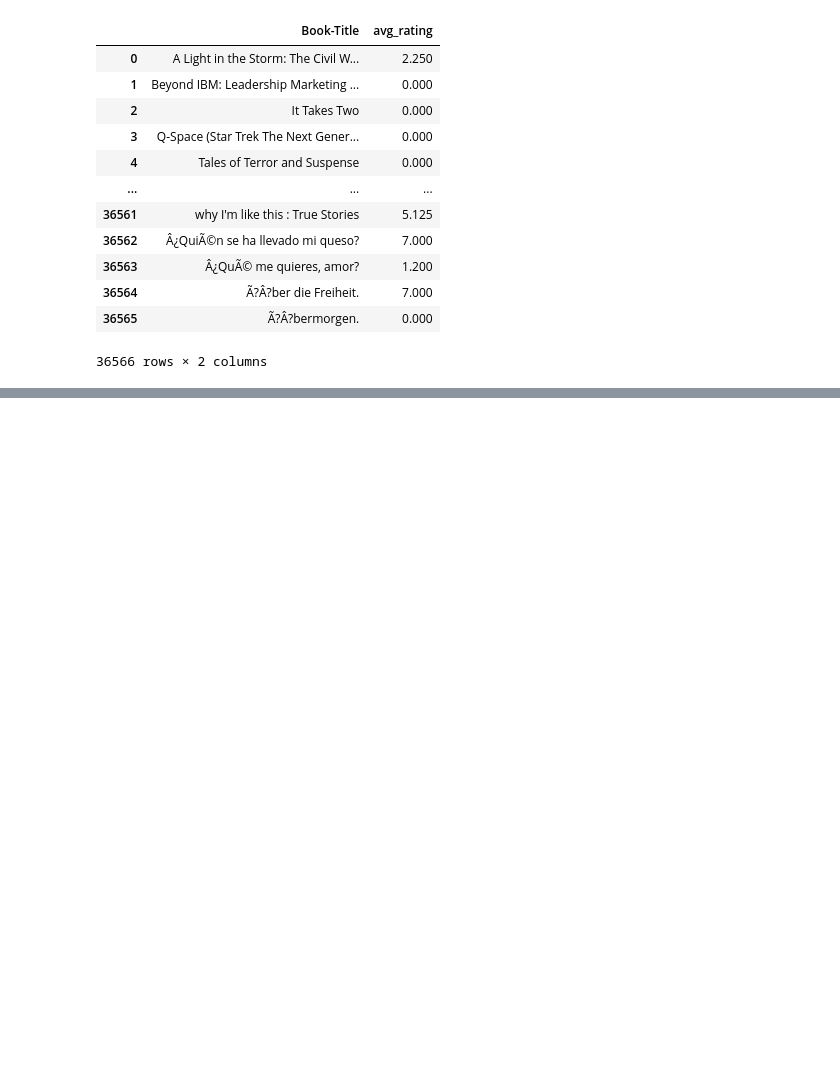
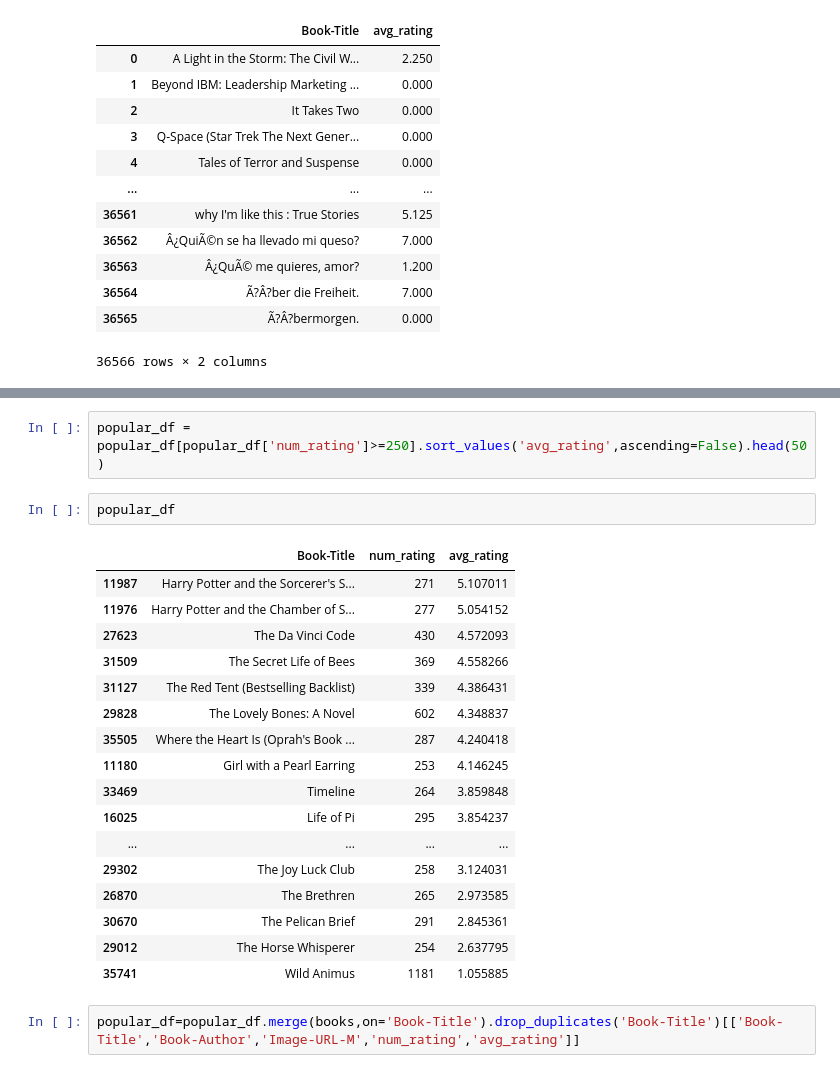
Before and after one commit to safwan-shaikh/BookRecommendation, a Jupyter notebook: Book_Recommendation_System.ipynb, the cells around one changed output, grey strips where cells are left out. Saved outputs shown, nothing was run; the diff lists cells and outputs as text; blank space fills up the shorter version.

```diff
--- a/Book_Recommendation_System.ipynb
+++ b/Book_Recommendation_System.ipynb
@@ -129,0 +147,24 @@ avg_rating_df
+# %%
+popular_df = popular_df[popular_df['num_rating']>=250].sort_values('avg_rating',ascending=False).head(50)
+# %%
+popular_df
+# %% [output]
+|  | Book-Title | num_rating | avg_rating |
+| 11987 | Harry Potter and the Sorcerer's S... | 271 | 5.107011 |
+| 11976 | Harry Potter and the Chamber of S... | 277 | 5.054152 |
+| 27623 | The Da Vinci Code | 430 | 4.572093 |
+| 31509 | The Secret Life of Bees | 369 | 4.558266 |
+| 31127 | The Red Tent (Bestselling Backlist) | 339 | 4.386431 |
+| 29828 | The Lovely Bones: A Novel | 602 | 4.348837 |
+| 35505 | Where the Heart Is (Oprah's Book ... | 287 | 4.240418 |
+| 11180 | Girl with a Pearl Earring | 253 | 4.146245 |
+| 33469 | Timeline | 264 | 3.859848 |
+| 16025 | Life of Pi | 295 | 3.854237 |
+| ... | ... | ... | ... |
+| 29302 | The Joy Luck Club | 258 | 3.124031 |
+| 26870 | The Brethren | 265 | 2.973585 |
+| 30670 | The Pelican Brief | 291 | 2.845361 |
+| 29012 | The Horse Whisperer | 254 | 2.637795 |
+| 35741 | Wild Animus | 1181 | 1.055885 |
+# %%
+popular_df=popular_df.merge(books,on='Book-Title').drop_duplicates('Book-Title')[['Book-Title','Book-Author','Image-URL-M','num_rating','avg_rating']]
```
Also changed, not shown: parts of 2 cells of this notebook.
